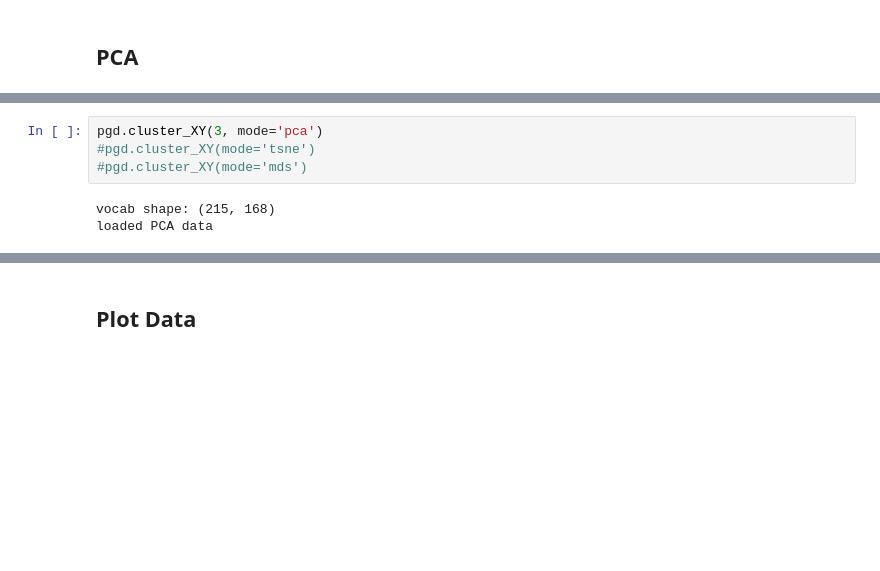
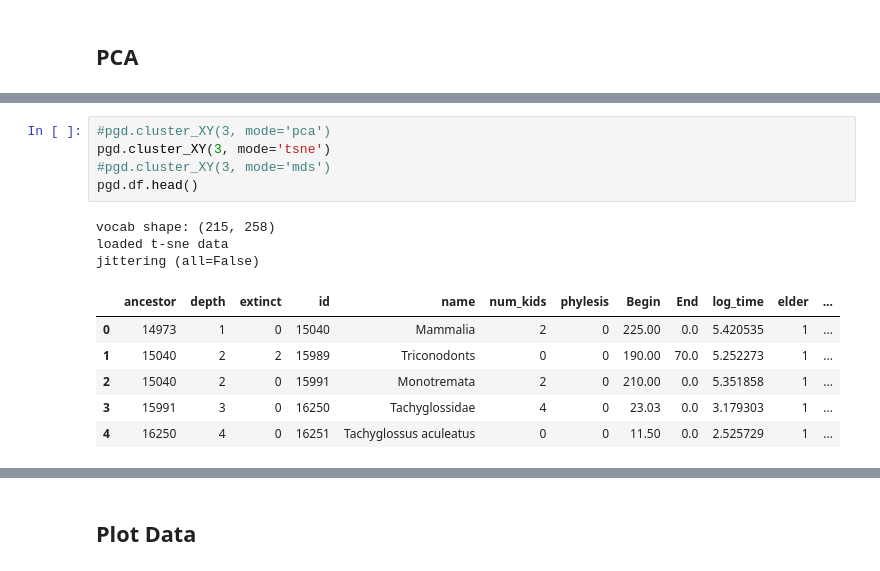
Before and after one commit to seth127/phyloGraph, a Jupyter notebook: phyloGraph-PCA.ipynb, the cells around one changed output, grey strips where cells are left out. Saved outputs shown, nothing was run; the diff lists cells and outputs as text; blank space fills up the shorter version.

```diff
--- a/phyloGraph-PCA.ipynb
+++ b/phyloGraph-PCA.ipynb
@@ -76,7 +76,15 @@ pgd.text_df.head()
 # %%
-pgd.cluster_XY(3, mode='pca')
-#pgd.cluster_XY(mode='tsne')
-#pgd.cluster_XY(mode='mds')
+#pgd.cluster_XY(3, mode='pca')
+pgd.cluster_XY(3, mode='tsne')
+#pgd.cluster_XY(3, mode='mds')
+pgd.df.head()
 # %% [output]
-vocab shape: (215, 168)
-loaded PCA data
+vocab shape: (215, 258)
+loaded t-sne data
+jittering (all=False)
+|  | ancestor | depth | extinct | id | name | num_kids | phylesis | Begin | End | log_time | elder | ... |
+| 0 | 14973 | 1 | 0 | 15040 | Mammalia | 2 | 0 | 225.00 | 0.0 | 5.420535 | 1 | ... |
+| 1 | 15040 | 2 | 2 | 15989 | Triconodonts | 0 | 0 | 190.00 | 70.0 | 5.252273 | 1 | ... |
+| 2 | 15040 | 2 | 0 | 15991 | Monotremata | 2 | 0 | 210.00 | 0.0 | 5.351858 | 1 | ... |
+| 3 | 15991 | 3 | 0 | 16250 | Tachyglossidae | 4 | 0 | 23.03 | 0.0 | 3.179303 | 1 | ... |
+| 4 | 16250 | 4 | 0 | 16251 | Tachyglossus aculeatus | 0 | 0 | 11.50 | 0.0 | 2.525729 | 1 | ... |
```
Also changed, not shown: parts of 16 cells of this notebook, 2 other files.
